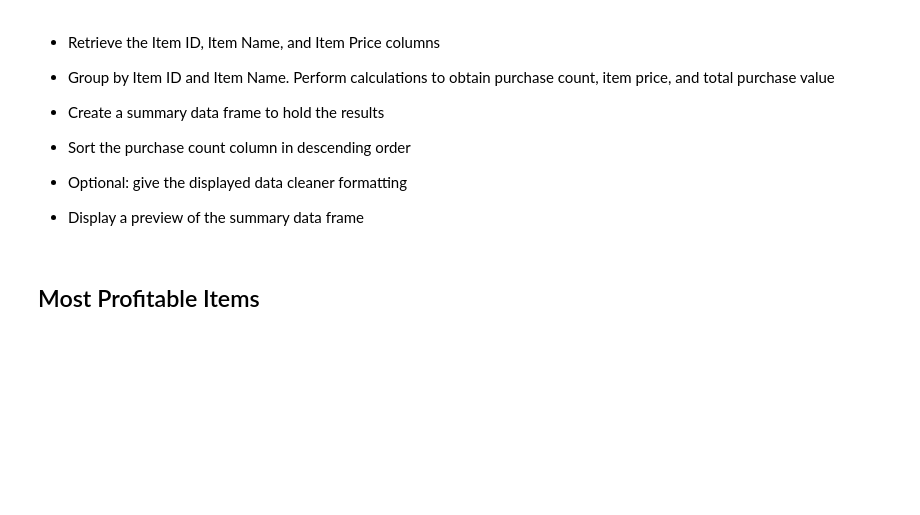
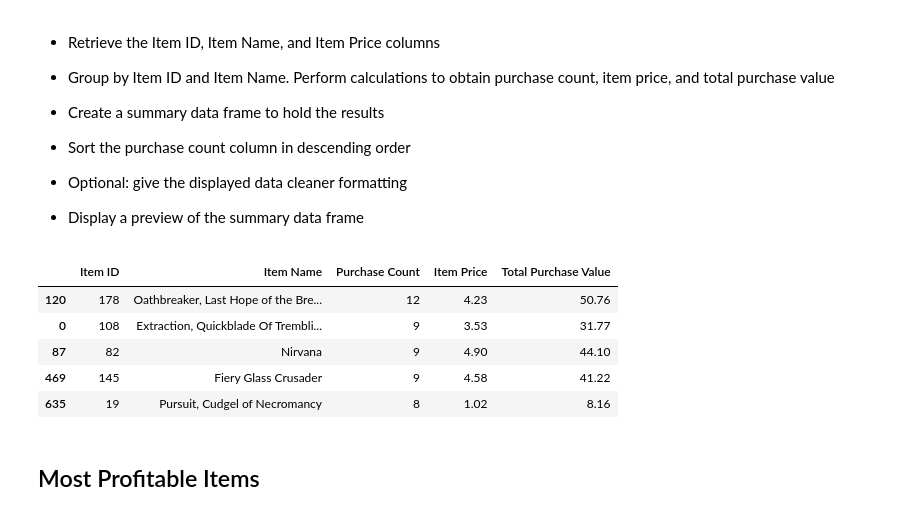
Before and after one commit to shuck0407/HerosOfPymoli_Homework, a Jupyter notebook: HeroesOfPymoli_SLH.ipynb, the cells around one changed output. Cells and saved outputs as stored; diff of their text form; code cells hidden in the pictures; blank space fills up the shorter version.

```diff
--- a/HeroesOfPymoli_SLH.ipynb
+++ b/HeroesOfPymoli_SLH.ipynb
@@ -399,6 +401,37 @@ top_spend_summary.nlargest(5, 'Total Purchase Value')
 
 
 * Display a preview of the summary data frame
+# %%
+#create a new dataframe with item id, item name, item price
+
+pop_items_df = pd.DataFrame({'Item ID' : purchase_data['Item ID'], 'Item Name' : purchase_data['Item Name'],
+                             'Item Price' : purchase_data['Price']})
+#pop_items_df.sort_values(by=['Item ID'])
+
+pop_items_gb = pop_items_df.groupby(['Item ID', 'Item Name'])
+
+pop_items = pop_items_gb.count()['Item Price']
+pop_items
+
+pop_tot_value = pop_items_gb.sum()['Item Price']
+pop_tot_value
+
+
+#Put calculations into a summary dataframe
+pop_summary_df = pd.DataFrame({'Purchase Count' : pop_items, 'Total Purchase Value': pop_tot_value})
+#pop_summary_df.sort_values(by=['Purchase Count'], ascending=False)
+
+pop_merge_df = pd.merge(pop_items_df, pop_summary_df, on=['Item ID'])
+pop_merge_df = pop_merge_df.drop_duplicates()
+pop_merge_df = pop_merge_df[['Item ID', 'Item Name', 'Purchase Count', 'Item Price', 'Total Purchase Value']]
+pop_merge_df.sort_values(by=['Purchase Count'], ascending=False).head()
+# %% [output]
+|  | Item ID | Item Name | Purchase Count | Item Price | Total Purchase Value |
+| 120 | 178 | Oathbreaker, Last Hope of the Bre... | 12 | 4.23 | 50.76 |
+| 0 | 108 | Extraction, Quickblade Of Trembli... | 9 | 3.53 | 31.77 |
+| 87 | 82 | Nirvana | 9 | 4.90 | 44.10 |
+| 469 | 145 | Fiery Glass Crusader | 9 | 4.58 | 41.22 |
+| 635 | 19 | Pursuit, Cudgel of Necromancy | 8 | 1.02 | 8.16 |
 # %% [markdown]
 ## Most Profitable Items
 # %% [markdown]
```
Also changed, not shown: parts of 2 cells of this notebook.
